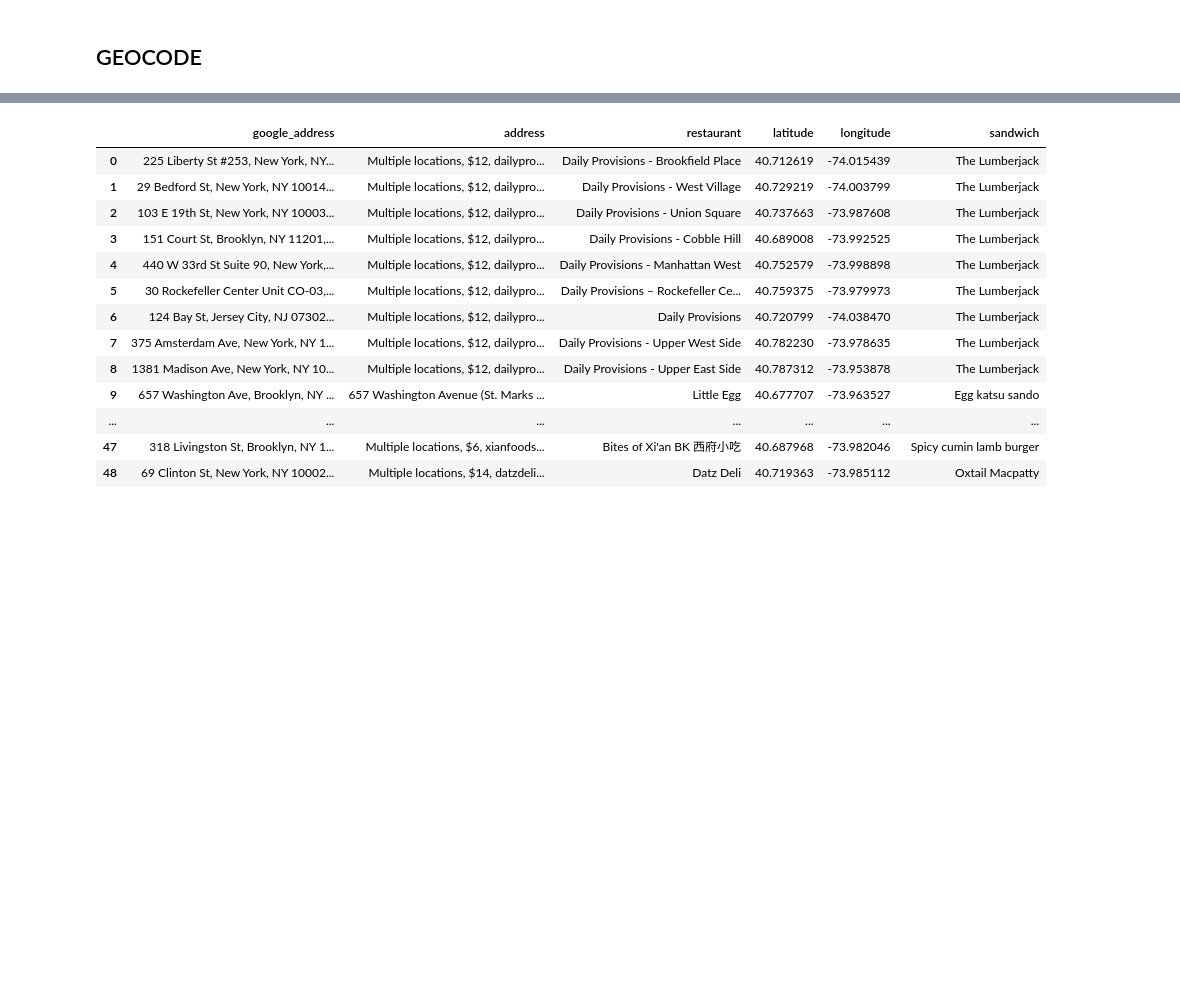
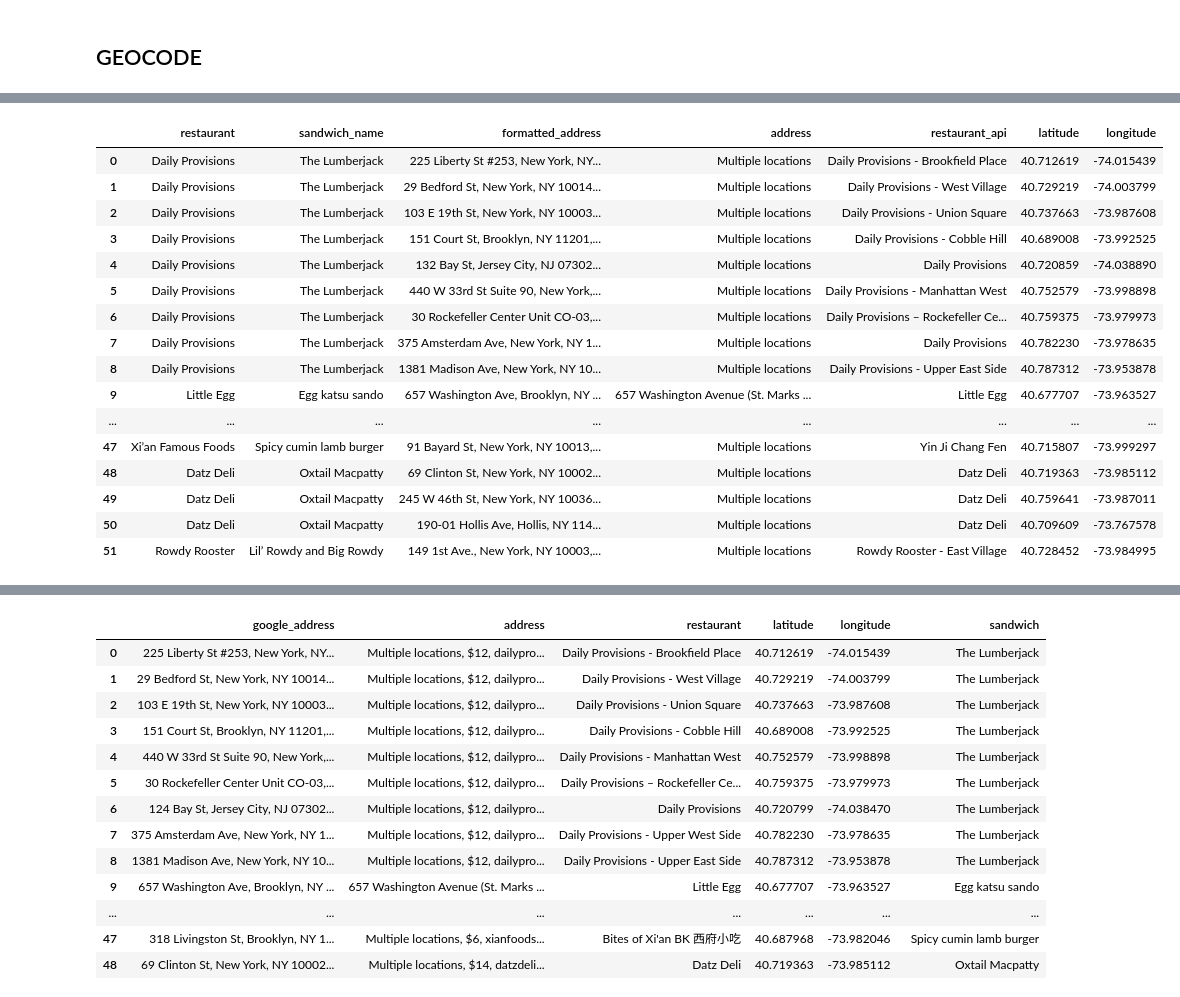
Before and after one commit to dan-dewitz/Mapping-Iconic-NYC-Sandwiches, a Jupyter notebook: create_sandwich_map.ipynb, the cells around one changed output, grey strips where cells are left out. Cells and saved outputs as stored; diff of their text form; code cells hidden in the pictures; blank space fills up the shorter version.

```diff
--- a/create_sandwich_map.ipynb
+++ b/create_sandwich_map.ipynb
@@ -418,0 +411,24 @@ Name: count, dtype: int64
+# %%
+# import pandas as pd
+import googlemaps
+import time
+
+# Initialize Google Maps API client
+# API_KEY = "YOUR_GOOGLE_MAPS_API_KEY"
+gmaps = googlemaps.Client(key=google_maps_api_key)
+
+def geocode_address(address):
+    """Geocode an address using Google Maps API and return lat, long, status, and formatted address."""
+    try:
+        response = gmaps.geocode(address)
+        if response:
+            location = response[0]['geometry']['location']
+            formatted_address = response[0]['formatted_address']
+            return location['lat'], location['lng'], "OK", formatted_address
+        else:
+            return None, None, "ZERO_RESULTS", None
+    except Exception as e:
+        return None, None, "ERROR", str(e)
+
+# Apply geocoding function to each address
+df[['latitude', 'longitude', 'api_status', 'formatted_address']] = df['address'].apply(lambda x: pd.Series(geocode_address(x)))
@@ -447,5 +472,5 @@ geo_df_ok
 # %%
-geo_df_bad = geo_df[geo_df['resp_stat'] == 'ZERO_RESULTS'].copy()
+geo_df_bad = df[df['api_status'] == 'ZERO_RESULTS'].copy()
 # %%
 geo_df_bad.shape
 # %% [output]
@@ -500,10 +532,34 @@ for index, row in geo_df_bad.iterrows():
         place_result = gmaps.geocode(loc[1])
         if place_result:
             geocode_results_bad.append({
-                "google_address": loc[1],
+                "restaurant": row['restaurant'],
+                "sandwich_name": row['sandwich_name'],
+                "formatted_address": loc[1],
                 "address": row['address'],
-                "restaurant": loc[0],
+                "restaurant_api": loc[0],
                 "latitude": place_result[0]['geometry']['location']['lat'],
                 "longitude": place_result[0]['geometry']['location']['lng'],
-                "sandwich": row['sandwich']
+                "sandwich_name": row['sandwich_name']
             })
+# %%
+geo_df_bad_results = pd.DataFrame(geocode_results_bad)
+# %%
+geo_df_bad_results
+# %% [output]
+|  | restaurant | sandwich_name | formatted_address | address | restaurant_api | latitude | longitude |
+| 0 | Daily Provisions | The Lumberjack | 225 Liberty St #253, New York, NY... | Multiple locations | Daily Provisions - Brookfield Place | 40.712619 | -74.015439 |
+| 1 | Daily Provisions | The Lumberjack | 29 Bedford St, New York, NY 10014... | Multiple locations | Daily Provisions - West Village | 40.729219 | -74.003799 |
+| 2 | Daily Provisions | The Lumberjack | 103 E 19th St, New York, NY 10003... | Multiple locations | Daily Provisions - Union Square | 40.737663 | -73.987608 |
+| 3 | Daily Provisions | The Lumberjack | 151 Court St, Brooklyn, NY 11201,... | Multiple locations | Daily Provisions - Cobble Hill | 40.689008 | -73.992525 |
+| 4 | Daily Provisions | The Lumberjack | 132 Bay St, Jersey City, NJ 07302... | Multiple locations | Daily Provisions | 40.720859 | -74.038890 |
+| 5 | Daily Provisions | The Lumberjack | 440 W 33rd St Suite 90, New York,... | Multiple locations | Daily Provisions - Manhattan West | 40.752579 | -73.998898 |
+| 6 | Daily Provisions | The Lumberjack | 30 Rockefeller Center Unit CO-03,... | Multiple locations | Daily Provisions – Rockefeller Ce... | 40.759375 | -73.979973 |
+| 7 | Daily Provisions | The Lumberjack | 375 Amsterdam Ave, New York, NY 1... | Multiple locations | Daily Provisions | 40.782230 | -73.978635 |
+| 8 | Daily Provisions | The Lumberjack | 1381 Madison Ave, New York, NY 10... | Multiple locations | Daily Provisions - Upper East Side | 40.787312 | -73.953878 |
+| 9 | Little Egg | Egg katsu sando | 657 Washington Ave, Brooklyn, NY ... | 657 Washington Avenue (St. Marks ... | Little Egg | 40.677707 | -73.963527 |
+| ... | ... | ... | ... | ... | ... | ... | ... |
+| 47 | Xi’an Famous Foods | Spicy cumin lamb burger | 91 Bayard St, New York, NY 10013,... | Multiple locations | Yin Ji Chang Fen | 40.715807 | -73.999297 |
+| 48 | Datz Deli | Oxtail Macpatty | 69 Clinton St, New York, NY 10002... | Multiple locations | Datz Deli | 40.719363 | -73.985112 |
+| 49 | Datz Deli | Oxtail Macpatty | 245 W 46th St, New York, NY 10036... | Multiple locations | Datz Deli | 40.759641 | -73.987011 |
+| 50 | Datz Deli | Oxtail Macpatty | 190-01 Hollis Ave, Hollis, NY 114... | Multiple locations | Datz Deli | 40.709609 | -73.767578 |
+| 51 | Rowdy Rooster | Lil’ Rowdy and Big Rowdy | 149 1st Ave., New York, NY 10003,... | Multiple locations | Rowdy Rooster - East Village | 40.728452 | -73.984995 |
```
Also changed, not shown: parts of 89 cells of this notebook, 2 other files.
